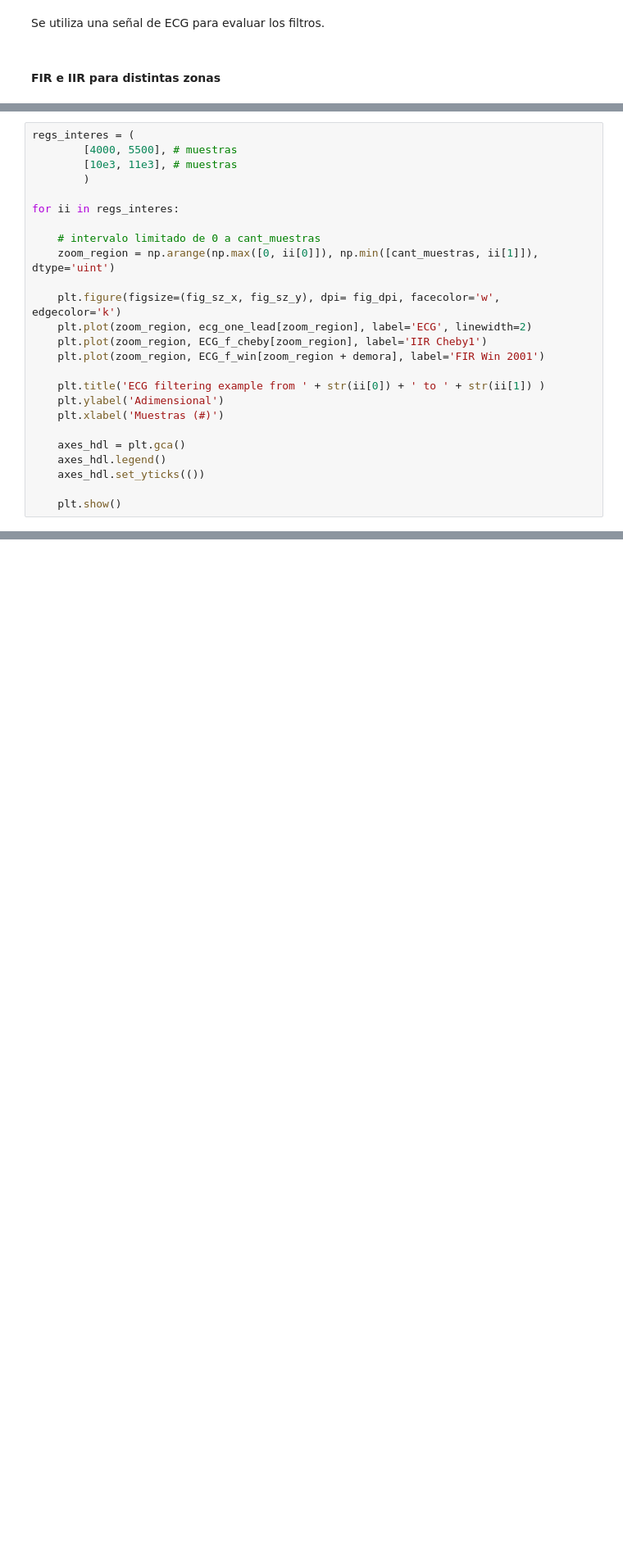
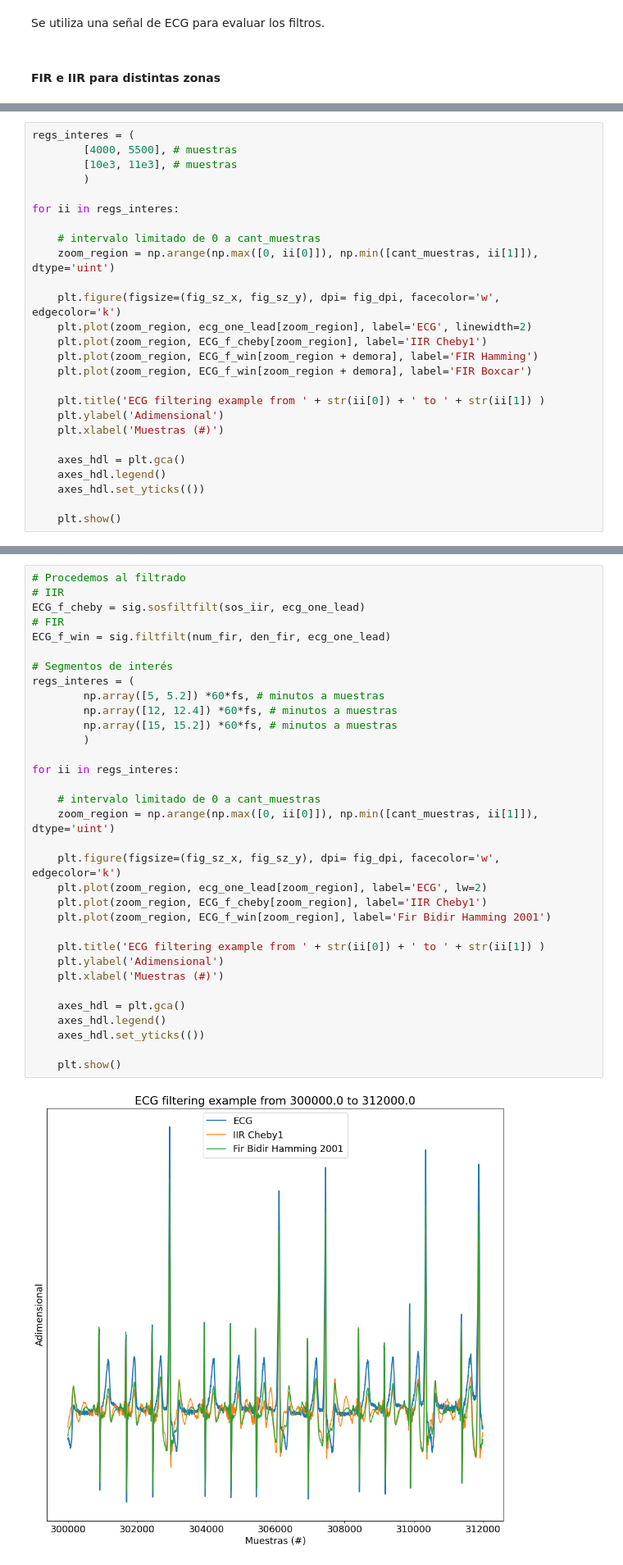
Before and after one commit to mpmarfisi/TC2, a Jupyter notebook: Tarea Semanal 9/TS9_Marfisi.ipynb, the cells around one changed output, grey strips where cells are left out. Shown at 82% size. Saved outputs shown, nothing was run; the diff lists cells and outputs as text; blank space fills up the shorter version.

```diff
--- a/Tarea Semanal 9/TS9_Marfisi.ipynb
+++ b/Tarea Semanal 9/TS9_Marfisi.ipynb
@@ -321,7 +317,8 @@ for ii in regs_interes:
     plt.figure(figsize=(fig_sz_x, fig_sz_y), dpi= fig_dpi, facecolor='w', edgecolor='k')
     plt.plot(zoom_region, ecg_one_lead[zoom_region], label='ECG', linewidth=2)
     plt.plot(zoom_region, ECG_f_cheby[zoom_region], label='IIR Cheby1')
-    plt.plot(zoom_region, ECG_f_win[zoom_region + demora], label='FIR Win 2001')
+    plt.plot(zoom_region, ECG_f_win[zoom_region + demora], label='FIR Hamming')
+    plt.plot(zoom_region, ECG_f_win[zoom_region + demora], label='FIR Boxcar')
 
     plt.title('ECG filtering example from ' + str(ii[0]) + ' to ' + str(ii[1]) )
     plt.ylabel('Adimensional')
@@ -339,0 +337,35 @@ Evaluando los resultados obtenidos, podríamos ajustar la plantilla del filtro I
+# %%
+# Procedemos al filtrado
+# IIR
+ECG_f_cheby = sig.sosfiltfilt(sos_iir, ecg_one_lead)
+# FIR
+ECG_f_win = sig.filtfilt(num_fir, den_fir, ecg_one_lead)
+
+# Segmentos de interés
+regs_interes = (
+        np.array([5, 5.2]) *60*fs, # minutos a muestras
+        np.array([12, 12.4]) *60*fs, # minutos a muestras
+        np.array([15, 15.2]) *60*fs, # minutos a muestras
+        )
+
+for ii in regs_interes:
+
+    # intervalo limitado de 0 a cant_muestras
+    zoom_region = np.arange(np.max([0, ii[0]]), np.min([cant_muestras, ii[1]]), dtype='uint')
+
+    plt.figure(figsize=(fig_sz_x, fig_sz_y), dpi= fig_dpi, facecolor='w', edgecolor='k')
+    plt.plot(zoom_region, ecg_one_lead[zoom_region], label='ECG', lw=2)
+    plt.plot(zoom_region, ECG_f_cheby[zoom_region], label='IIR Cheby1')
+    plt.plot(zoom_region, ECG_f_win[zoom_region], label='Fir Bidir Hamming 2001')
+
+    plt.title('ECG filtering example from ' + str(ii[0]) + ' to ' + str(ii[1]) )
+    plt.ylabel('Adimensional')
+    plt.xlabel('Muestras (#)')
+
+    axes_hdl = plt.gca()
+    axes_hdl.legend()
+    axes_hdl.set_yticks(())
+
+    plt.show()
+# %% [output]
+[figure, added]
```
Also changed, not shown: parts of 8 cells of this notebook.
